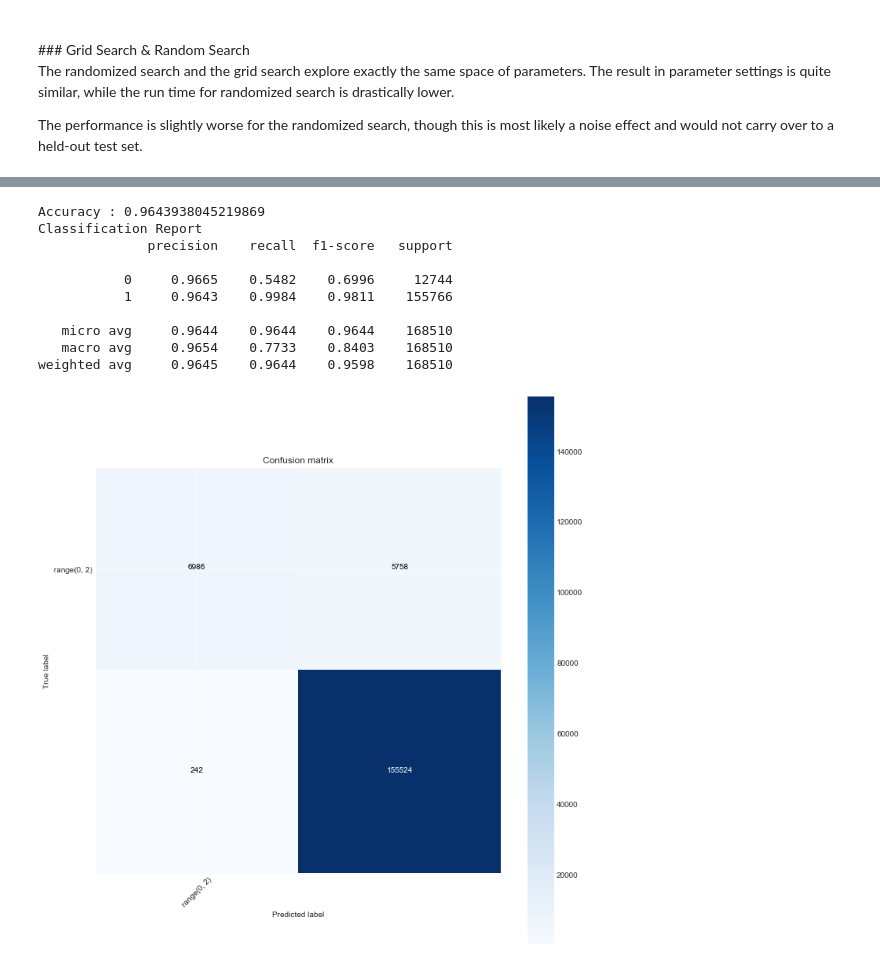
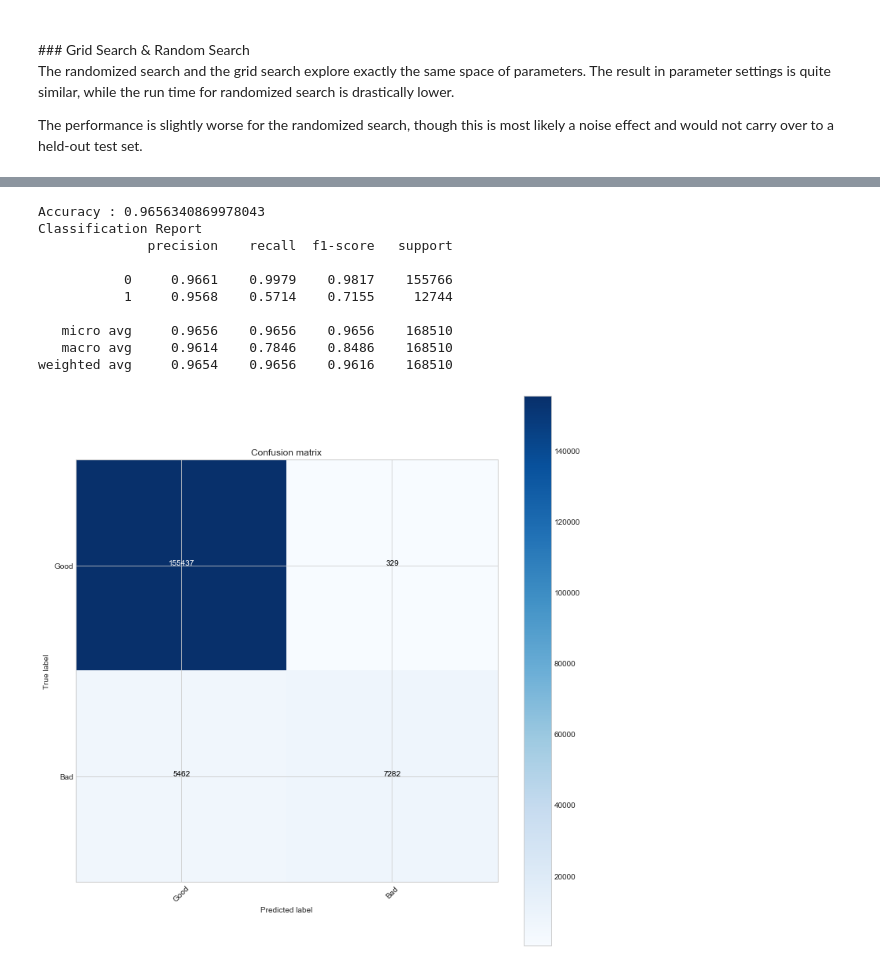
Before and after one commit to Kearlay/lending_club_classification, a Jupyter notebook: lending_club_classification.ipynb, the cells around one changed output, grey strips where cells are left out. Drawn from its saved outputs; the diff is of its cells as text; code cells hidden in the pictures.

```diff
--- a/lending_club_classification.ipynb
+++ b/lending_club_classification.ipynb
@@ -621,19 +603,11 @@ def plot_confusion_mat(cm, classes, cmap=plt.cm.Blues):
     plt.ylabel('True label')
     plt.xlabel('Predicted label')
 
-def full_report(model, x, y_true, classes, clf='rf'):
-
-    if clf == 'rf':
-        one_hot = False
-    elif clf == 'boosting':
-        one_hot = False
-    else:
-        Exception("Please enter the correct name of the model")
+def full_report(model, x, y_true, classes):
 
     # 2. Predict classes and stores in y_pred
-    y_pred = model.predict(x).argmax(axis=1) if one_hot else model.predict(x)
-    y_true = y_true.argmax(axis=1) if one_hot else y_true
-
+    y_pred = model.predict(x)
+    y_true = y_true
 
     # 3. Print accuracy score
     print("Accuracy : "+ str(accuracy_score(y_true, y_pred)))
@@ -647,19 +621,20 @@ def full_report(model, x, y_true, classes, clf='rf'):
 
     #print(cnf_matrix)
     plot_confusion_mat(cnf_matrix, classes=classes)
-# %%
-full_report(clf, X_test, y_test, [range(2)])
-# %% [output]
-Accuracy : 0.9643938045219869
-Classification Report
-              precision    recall  f1-score   support
-
-           0     0.9665    0.5482    0.6996     12744
-           1     0.9643    0.9984    0.9811    155766
-
-   micro avg     0.9644    0.9644    0.9644    168510
-   macro avg     0.9654    0.7733    0.8403    168510
-weighted avg     0.9645    0.9644    0.9598    168510
-[figure, removed]
+# %%
+clf_rf = grid_search.best_estimator_
+full_report(clf_rf, X_test, y_test, ['Good', 'Bad'])
+# %% [output]
+Accuracy : 0.9656340869978043
+Classification Report
+              precision    recall  f1-score   support
+
+           0     0.9661    0.9979    0.9817    155766
+           1     0.9568    0.5714    0.7155     12744
+
+   micro avg     0.9656    0.9656    0.9656    168510
+   macro avg     0.9614    0.7846    0.8486    168510
+weighted avg     0.9654    0.9656    0.9616    168510
+[figure, added]
 # %%
 plt.figure(figsize=(15,7))
```
Also changed, not shown: parts of 13 cells of this notebook.
